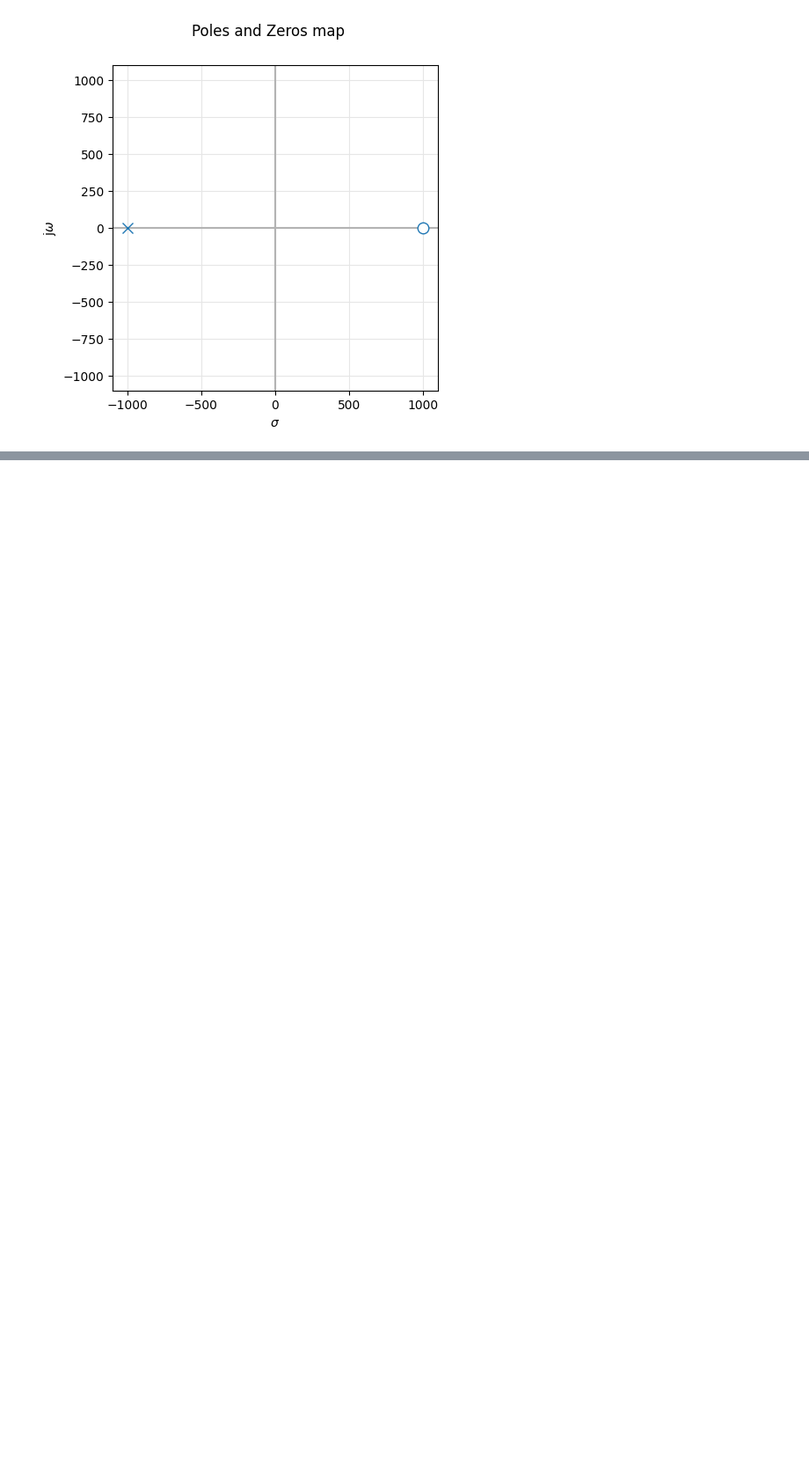
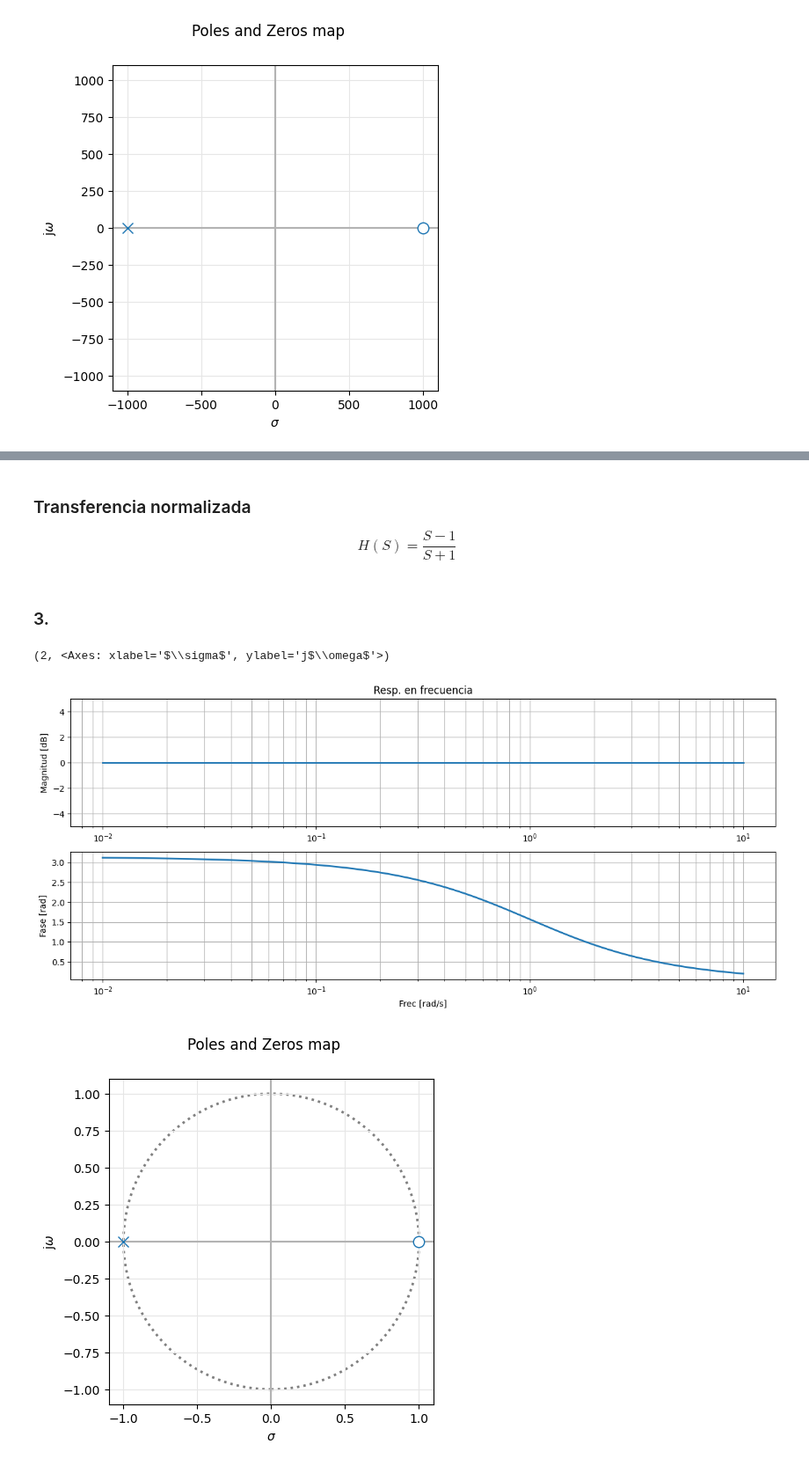
Before and after one commit to jmiranda-cpu/TC2_Entregas, a Jupyter notebook: TareaSem0/notebooks/TareaSemanal0.ipynb, the cells around one changed output, grey strips where cells are left out. Shown at 88% size. Saved outputs shown, nothing was run; the diff lists cells and outputs as text; code cells hidden in the pictures; blank space fills up the shorter version.

```diff
--- a/TareaSem0/notebooks/TareaSemanal0.ipynb
+++ b/TareaSem0/notebooks/TareaSemanal0.ipynb
@@ -76,0 +135,33 @@ pzmap(H) #S plane pole/zero plot
+# %% [markdown]
+### Transferencia normalizada
+
+$$
+H(S) = \frac{S - 1}{S + 1}
+$$
+# %% [markdown]
+### 3.
+# %%
+
+
+H = sig.lti( [1,-1], [1, 1] )
+w , mag , fase =  sig.bode(H)
+fase=fase*(np.pi/180)
+fig , (modulo, phase)= plt.subplots(2,1,figsize=(15, 6))
+
+modulo.semilogx(w,mag, linewidth=2)
+modulo.set_title("Resp. en frecuencia")
+modulo.set_ylabel("Magnitud [dB]")
+modulo.set_ylim(-5,5)
+modulo.grid(True, which="both")
+
+phase.semilogx(w,fase,linewidth=2)
+phase.set_xlabel("Frec [rad/s]")
+phase.set_ylabel("Fase [rad]")
+phase.grid(True, which="both")
+
+
+pzmap(H) #S plane pole/zero plot
+# %% [output]
+(2, <Axes: xlabel='$\\sigma$', ylabel='j$\\omega$'>)
+[figure, added]
+[figure, added]
```
Also changed, not shown: parts of 15 cells of this notebook, 8 other files.
